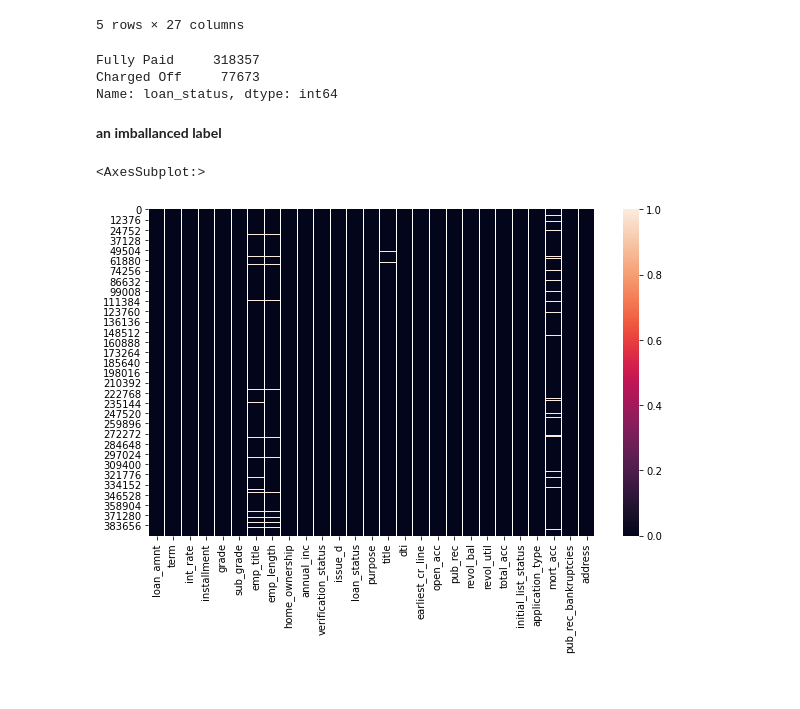
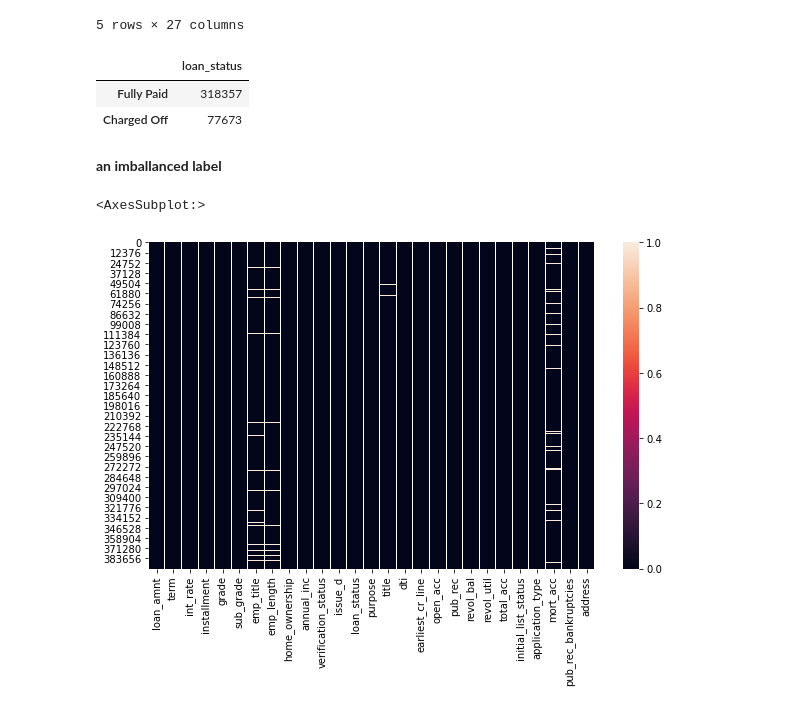
Before and after one commit to Naama000/TensorFlow-and-Keras, a Jupyter notebook: Solo Coding Keras Landing Club project.ipynb, the cells around one changed output. Drawn from its saved outputs; the diff is of its cells as text; code cells hidden in the pictures.

```diff
--- a/Solo Coding Keras Landing Club project.ipynb
+++ b/Solo Coding Keras Landing Club project.ipynb
@@ -253,11 +263,11 @@ df.head()
 | 4 | 24375.0 | 60 months | 17.27 | 609.33 | C | C5 | Destiny Management Inc. | 9 years | MORTGAGE | ... |
 5 rows × 27 columns
 # %%
-df['loan_status'].value_counts()
+df['loan_status'].value_counts().to_frame()
 # %% [output]
-Fully Paid     318357
-Charged Off     77673
-Name: loan_status, dtype: int64
+|  | loan_status |
+| Fully Paid | 318357 |
+| Charged Off | 77673 |
 # %% [markdown]
 **an imballanced label**
 # %%
```
Also changed, not shown: parts of 206 cells of this notebook.
